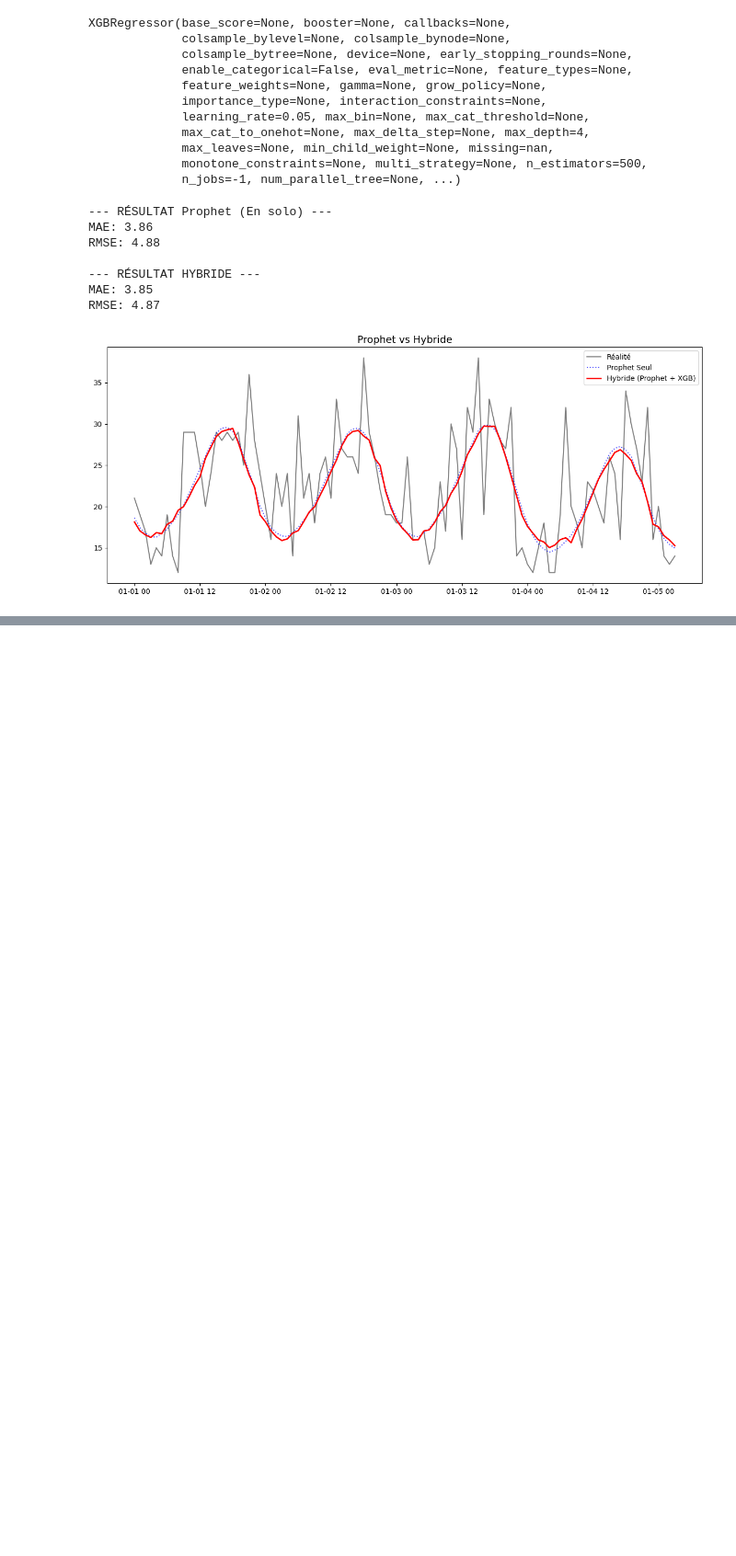
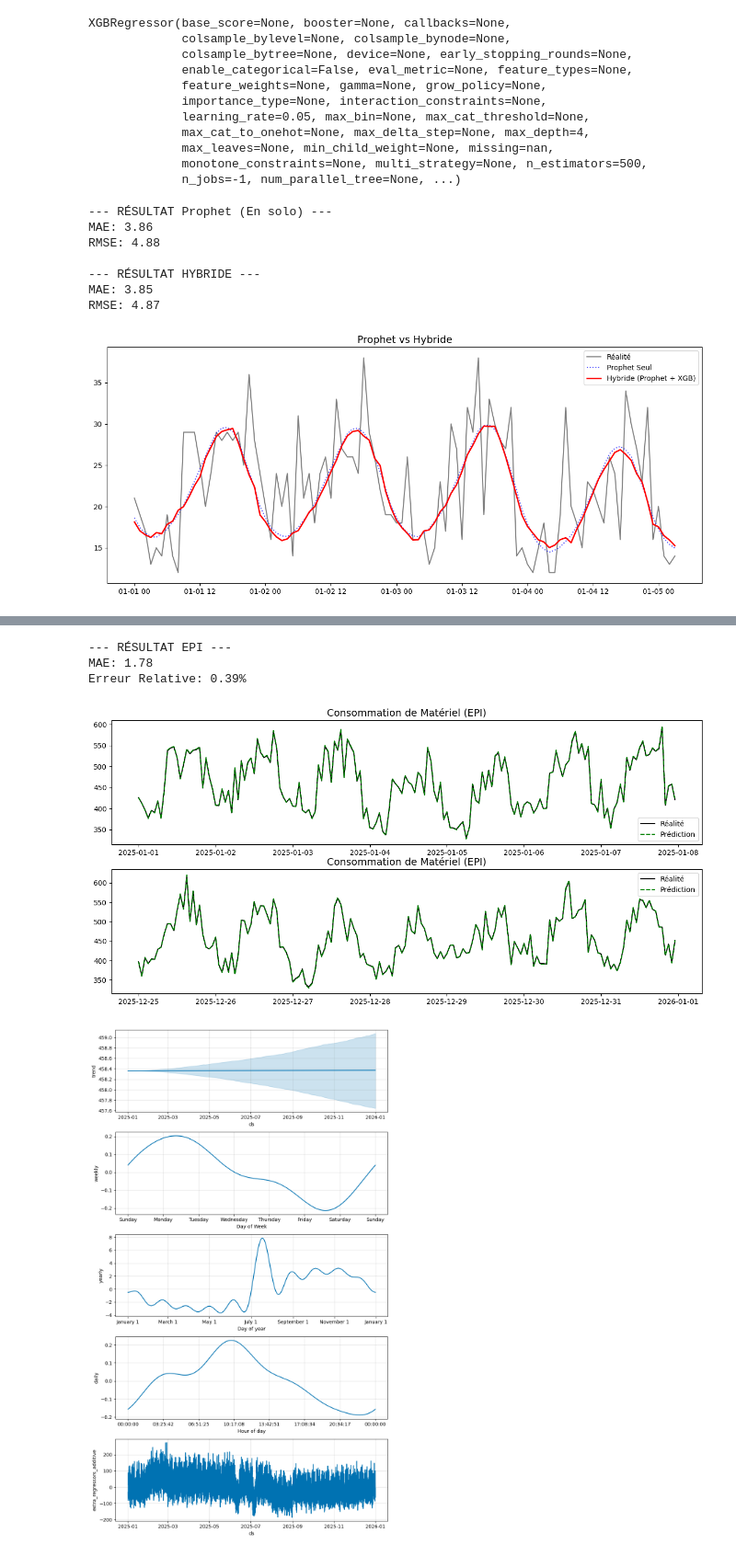
Before and after one commit to MiloBonbaril/DATA-smartcare-analytics, a Jupyter notebook: Modeling.ipynb, the cells around one changed output, grey strips where cells are left out. Shown at 92% size. Cells and saved outputs as stored; diff of their text form; code cells hidden in the pictures; blank space fills up the shorter version.

```diff
--- a/Modeling.ipynb
+++ b/Modeling.ipynb
@@ -463,0 +589,20 @@ RMSE: 4.87
+# %%
+# Configuration Prophet
+# La consommation suit les quarts de travail (3x8h) donc cycle journalier fort.
+m = Prophet(
+    daily_seasonality=True,
+    weekly_seasonality=True,
+    seasonality_prior_scale=10.0 # On laisse la saisonnalité respirer
+)
+
+# Ajout des variables explicatives (Régresseurs)
+# Note : Pour prédire le futur, vous devrez fournir ces valeurs (estimées) dans le futur.
+m.add_regressor('Lits_Occupes')
+m.add_regressor('Nombre_Admissions')
+m.add_regressor('Personnel_Present')
+m.add_regressor('Indicateur_Epidemie')
+m.add_regressor('Indicateur_Greve')
+
+# Entraînement
+print("Initialisation du module logistique...")
+m.fit(train_epi)
@@ -463,0 +614,36 @@ RMSE: 4.87
+# %%
+# Prédiction
+forecast = m.predict(test_epi)
+
+# Évaluation
+y_true = test_epi['y'].values
+y_pred = forecast['yhat'].values
+mae = mean_absolute_error(y_true, y_pred)
+
+print(f"--- RÉSULTAT EPI ---")
+print(f"MAE: {mae:.2f}")
+print(f"Erreur Relative: {(mae / y_true.mean()) * 100:.2f}%")
+
+# Visualisation
+fig, axs = plt.subplots(2, 1, figsize=(15, 7))
+limit = 168 # Une semaine
+# début
+axs[0].plot(test_epi['ds'].iloc[:limit], y_true[:limit], label='Réalité', color='black')
+axs[0].plot(test_epi['ds'].iloc[:limit], y_pred[:limit], label='Prédiction', color='green', linestyle='--')
+axs[0].set_title('Consommation de Matériel (EPI)', fontsize=14)
+axs[0].legend()
+# fin
+axs[1].plot(test_epi['ds'].iloc[-limit:], y_true[-limit:], label='Réalité', color='black')
+axs[1].plot(test_epi['ds'].iloc[-limit:], y_pred[-limit:], label='Prédiction', color='green', linestyle='--')
+axs[1].set_title('Consommation de Matériel (EPI)', fontsize=14)
+axs[1].legend()
+plt.show()
+
+# L'Analyse des composants est vitale ici
+m.plot_components(forecast)
+# %% [output]
+--- RÉSULTAT EPI ---
+MAE: 1.78
+Erreur Relative: 0.39%
+[figure, added]
+[figure, added]
```
Also changed, not shown: parts of 15 cells of this notebook, 3 other files.
